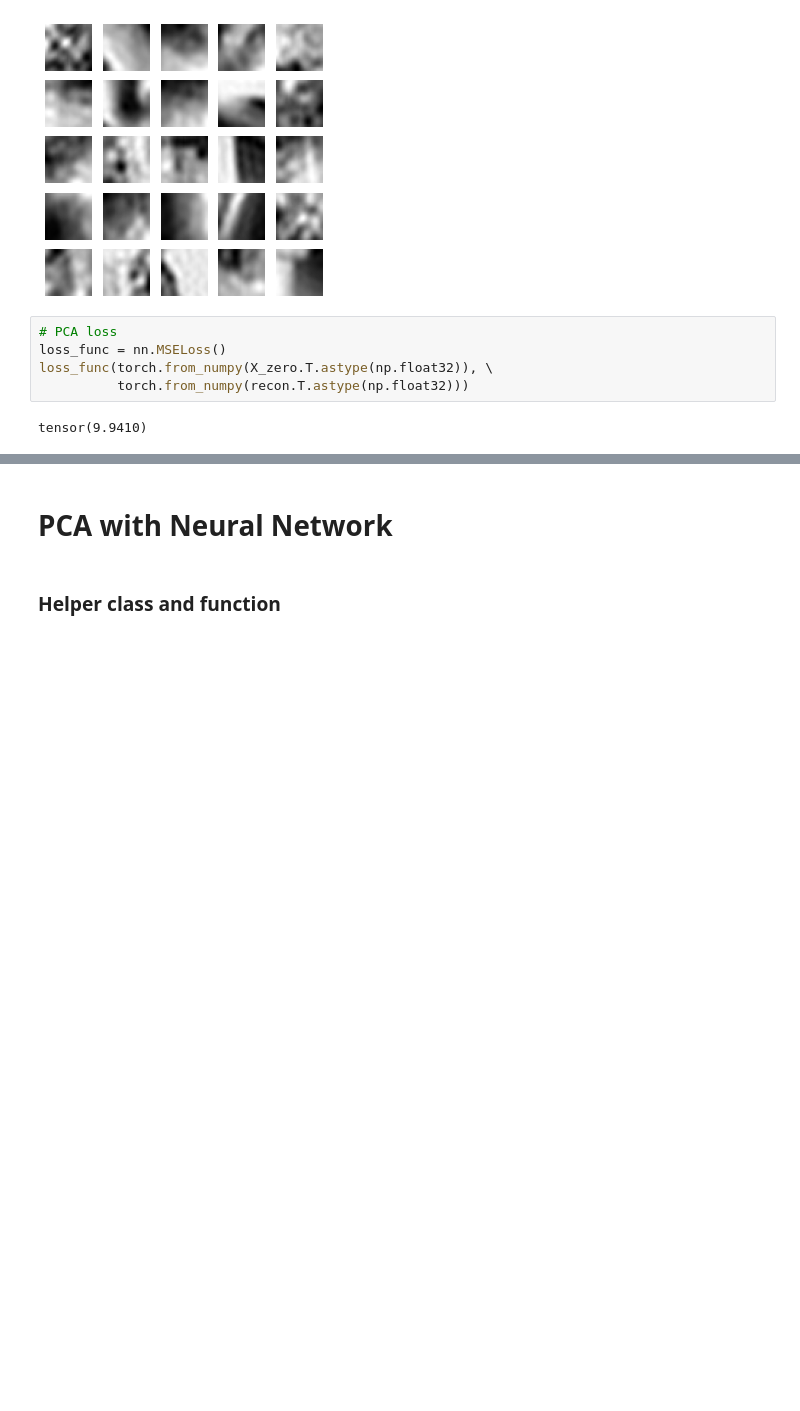
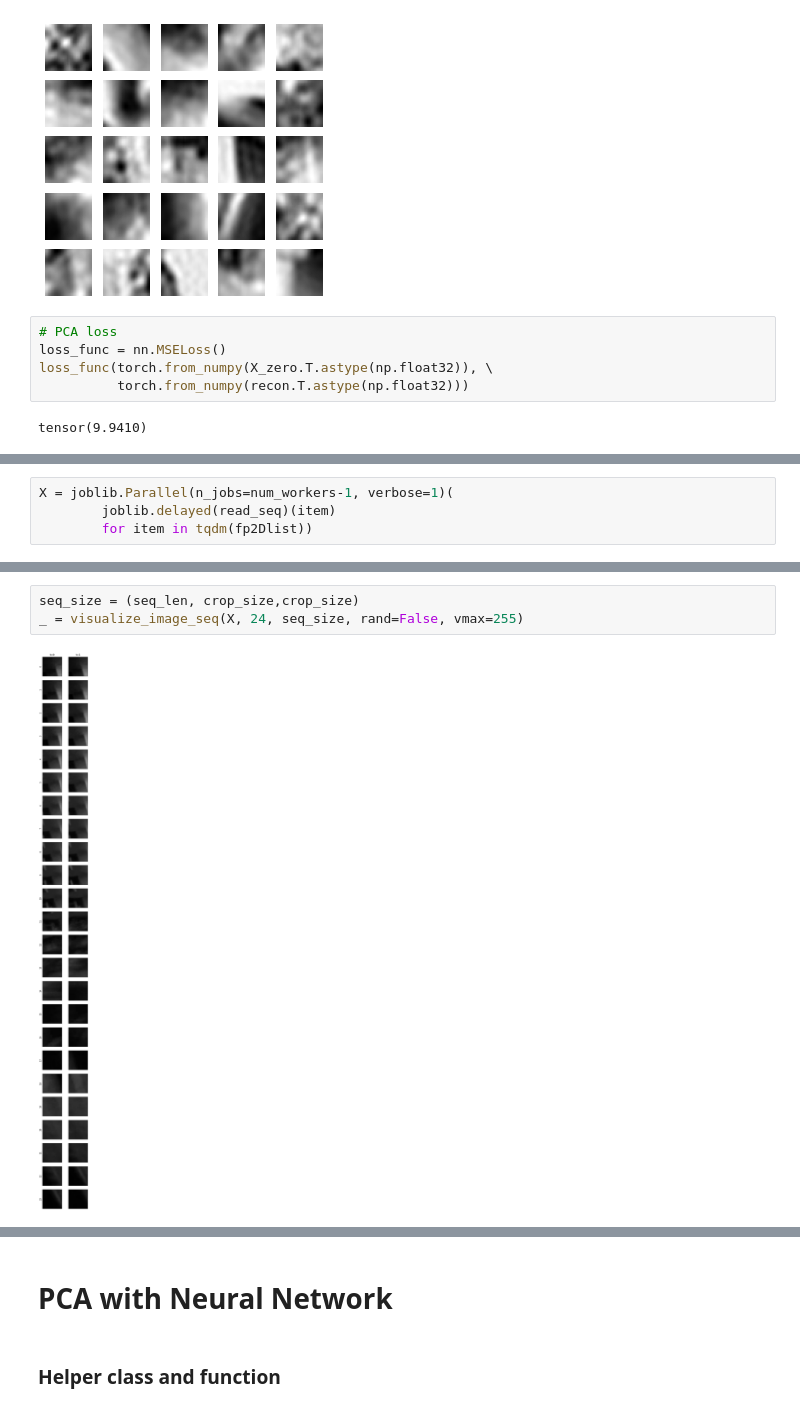
Before and after one commit to ssheybani/baby-vision-curriculum, a Jupyter notebook: shallow/ann_psychophysics/figure_notebooks/Fig_4_Linear_demo_modified.ipynb, the cells around one changed output, grey strips where cells are left out. Drawn from its saved outputs; the diff is of its cells as text; blank space fills up the shorter version.

```diff
--- a/shallow/ann_psychophysics/figure_notebooks/Fig_4_Linear_demo.ipynb
+++ b/shallow/ann_psychophysics/figure_notebooks/Fig_4_Linear_demo_modified.ipynb
@@ -474,0 +483,4 @@ _ = visualize_image_seq(pca_basis.T, 24, seq_size, rand=False)
+# %%
+X = joblib.Parallel(n_jobs=num_workers-1, verbose=1)(
+        joblib.delayed(read_seq)(item)
+        for item in tqdm(fp2Dlist))
@@ -474,0 +603,5 @@ _ = visualize_image_seq(pca_basis.T, 24, seq_size, rand=False)
+# %%
+seq_size = (seq_len, crop_size,crop_size)
+_ = visualize_image_seq(X, 24, seq_size, rand=False, vmax=255)
+# %% [output]
+[figure, added]
```
Also changed, not shown: parts of 84 cells of this notebook, 24 other files.
